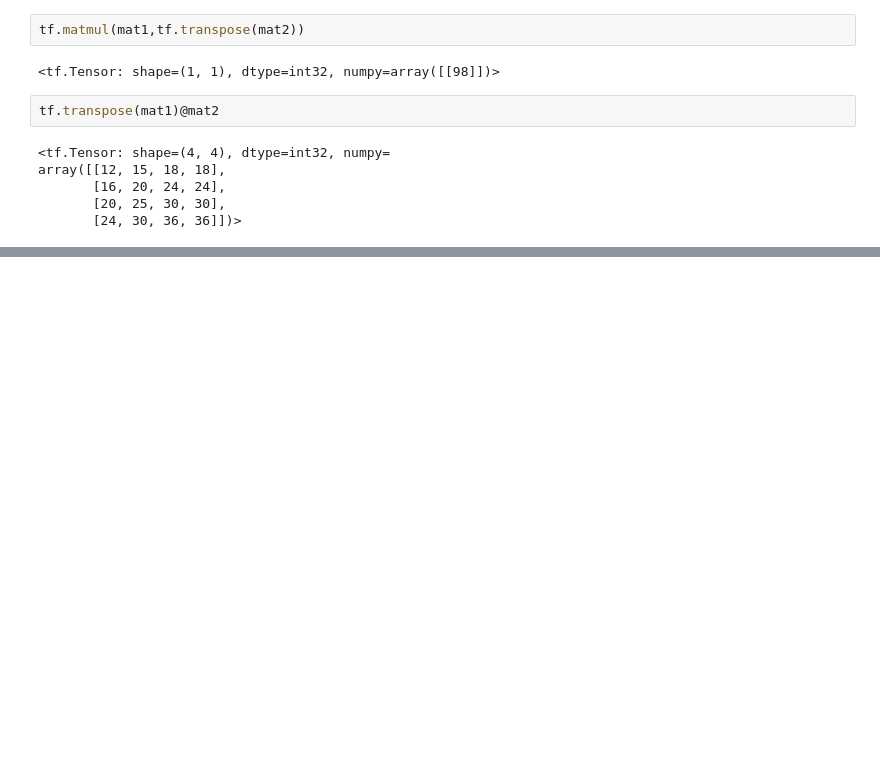
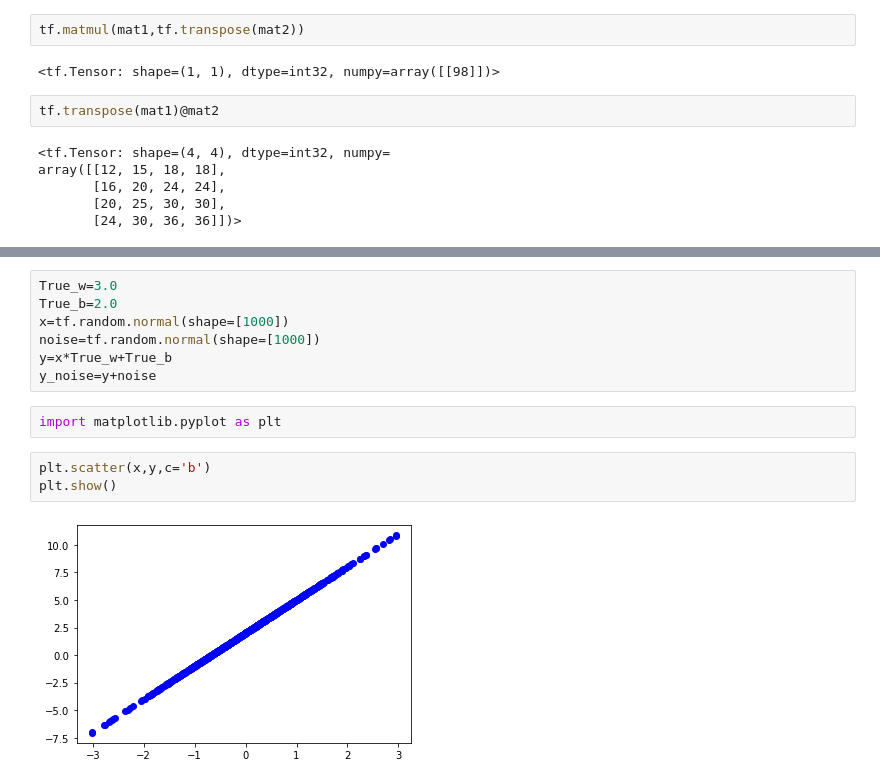
Before and after one commit to nitinkumar62011/Python-libraries-practice, a Jupyter notebook: tensorflow/tensorflow_practice.ipynb, the cells around one changed output, grey strips where cells are left out. Saved outputs shown, nothing was run; the diff lists cells and outputs as text; blank space fills up the shorter version.

```diff
--- a/tensorflow/tensorflow_practice.ipynb
+++ b/tensorflow/tensorflow_practice.ipynb
@@ -69,0 +246,14 @@ array([[12, 15, 18, 18],
+# %%
+True_w=3.0
+True_b=2.0
+x=tf.random.normal(shape=[1000])
+noise=tf.random.normal(shape=[1000])
+y=x*True_w+True_b
+y_noise=y+noise
+# %%
+import matplotlib.pyplot as plt
+# %%
+plt.scatter(x,y,c='b')
+plt.show()
+# %% [output]
+[figure, added]
```
Also changed, not shown: parts of 37 cells of this notebook, 5 other files.
